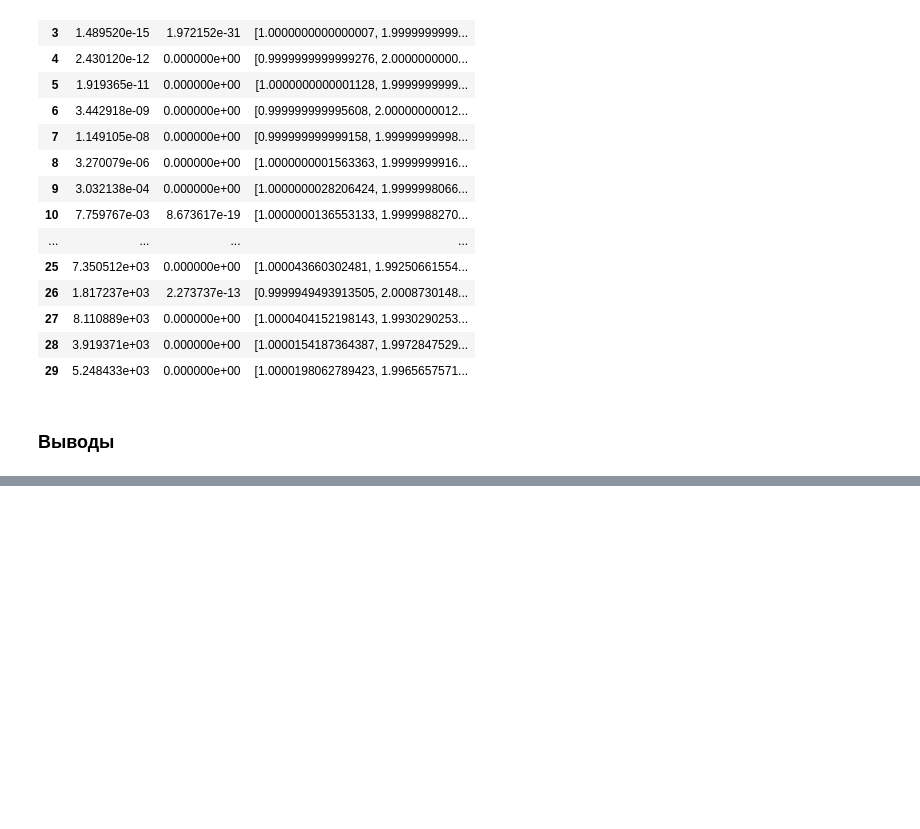
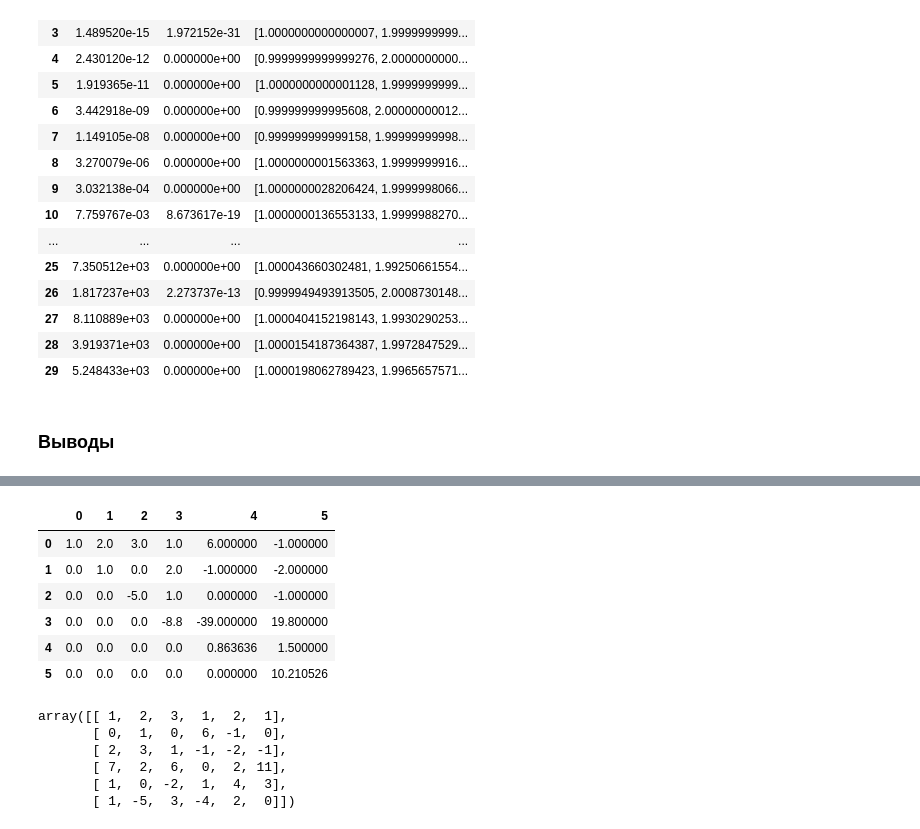
Before and after one commit to sevakon/optimization-methods, a Jupyter notebook: lab3/lu-decomposition.ipynb, the cells around one changed output, grey strips where cells are left out. Saved outputs shown, nothing was run; the diff lists cells and outputs as text; code cells hidden in the pictures; blank space fills up the shorter version.

```diff
--- a/lab3/lu-decomposition.ipynb
+++ b/lab3/lu-decomposition.ipynb
@@ -318,0 +404,19 @@ df_to_show
+# %%
+pd.DataFrame(U)
+# %% [output]
+|  | 0 | 1 | 2 | 3 | 4 | 5 |
+| 0 | 1.0 | 2.0 | 3.0 | 1.0 | 6.000000 | -1.000000 |
+| 1 | 0.0 | 1.0 | 0.0 | 2.0 | -1.000000 | -2.000000 |
+| 2 | 0.0 | 0.0 | -5.0 | 1.0 | 0.000000 | -1.000000 |
+| 3 | 0.0 | 0.0 | 0.0 | -8.8 | -39.000000 | 19.800000 |
+| 4 | 0.0 | 0.0 | 0.0 | 0.0 | 0.863636 | 1.500000 |
+| 5 | 0.0 | 0.0 | 0.0 | 0.0 | 0.000000 | 10.210526 |
+# %%
+block_matrix.matrix
+# %% [output]
+array([[ 1,  2,  3,  1,  2,  1],
+       [ 0,  1,  0,  6, -1,  0],
+       [ 2,  3,  1, -1, -2, -1],
+       [ 7,  2,  6,  0,  2, 11],
+       [ 1,  0, -2,  1,  4,  3],
+       [ 1, -5,  3, -4,  2,  0]])
```
Also changed, not shown: parts of 11 cells of this notebook, 2 other files.
